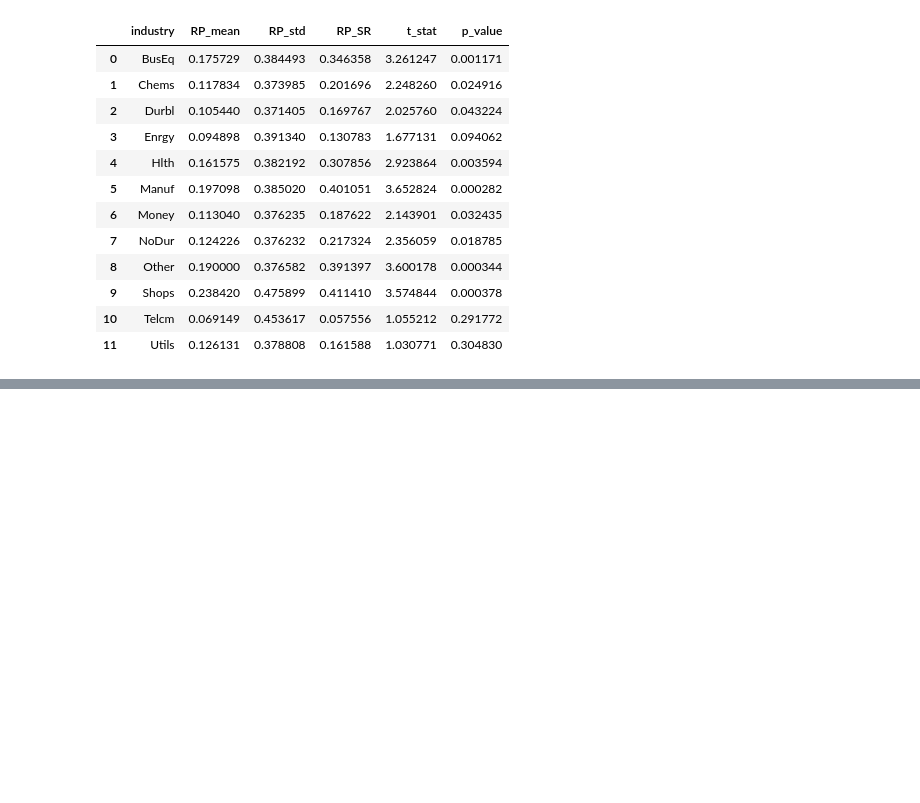
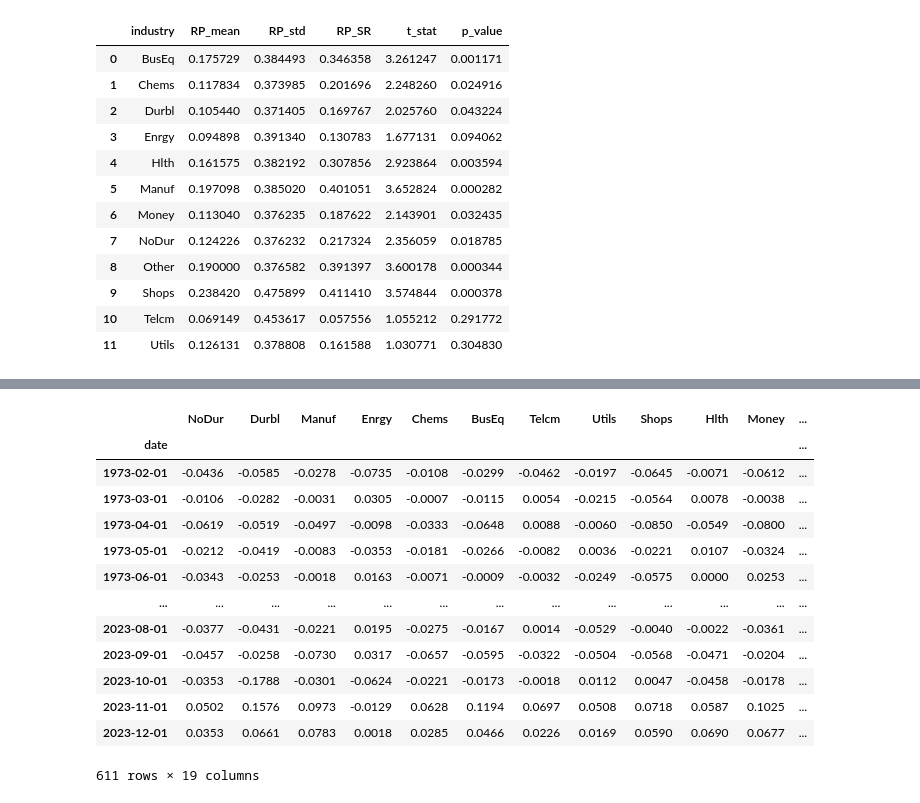
Before and after one commit to ekaterina-borisova/Investments_Project, a Jupyter notebook: project.ipynb, the cells around one changed output, grey strips where cells are left out. Saved outputs shown, nothing was run; the diff lists cells and outputs as text; code cells hidden in the pictures; blank space fills up the shorter version.

```diff
--- a/project.ipynb
+++ b/project.ipynb
@@ -1751,5 +1868,5 @@ strat_industry['RP'] = strat_industry['RP_BAB_weight'] * strat_industry['R_BAB']
 # %%
-c = 0.1 / strat_industry.groupby('industry')['RP'].rolling(window_size, min_periods=36, closed='left').std().reset_index().dropna()['RP']
+c = 0.1 / strat_industry.set_index('date').groupby('industry')['RP'].rolling(window_size, min_periods=36, closed='left').std().reset_index().dropna()['RP']
 strat_industry['RP_BAB_weight'] = c * strat_industry['RP_BAB_weight']
 strat_industry['RP_IV_weight'] = c * strat_industry['RP_IV_weight']
 strat_industry['RP_MOM_weight'] = c * strat_industry['RP_MOM_weight']
@@ -1811,0 +1931,8 @@ stats_industry
+# %%
+ind_neutral = strat_industry.set_index('date').groupby('date')['RP'].transform('mean').reset_index()
+ind_neutral['date'] = pd.to_datetime(ind_neutral['date'])
+ind_neutral = ind_neutral.drop_duplicates(subset='date')
+ind_neutral = pd.merge(ind_neutral, strat_industry[['date', 'rf']].drop_duplicates(), on='date', how='left')
+ind_neutral['RP_e'] = ind_neutral['RP'] - ind_neutral['rf']
+ind_neutral = ind_neutral.set_index('date')
+ind_neutral
@@ -1811,0 +2019,9 @@ stats_industry
+# %%
+returns = ind_neutral['RP'].reset_index()
+returns['date'] = pd.to_datetime(returns['date'])
+returns = returns.set_index('date')
+returns.index = returns.index.strftime('%Y-%m')
+returns.index = pd.to_datetime(returns.index)
+#returns['RP'] = returns['RP'].shift(1)
+returns = returns.dropna()
+returns
@@ -1811,0 +2043,19 @@ stats_industry
+# %%
+df = pd.merge(industry_returns,ff_factors, left_index=True, right_index=True, how='inner')
+df = pd.merge(df, returns, left_index=True, right_index=True, how='inner')
+df
+# %% [output]
+|  | NoDur | Durbl | Manuf | Enrgy | Chems | BusEq | Telcm | Utils | Shops | Hlth | Money | ... |
+| date |  |  |  |  |  |  |  |  |  |  |  | ... |
+| 1973-02-01 | -0.0436 | -0.0585 | -0.0278 | -0.0735 | -0.0108 | -0.0299 | -0.0462 | -0.0197 | -0.0645 | -0.0071 | -0.0612 | ... |
+| 1973-03-01 | -0.0106 | -0.0282 | -0.0031 | 0.0305 | -0.0007 | -0.0115 | 0.0054 | -0.0215 | -0.0564 | 0.0078 | -0.0038 | ... |
+| 1973-04-01 | -0.0619 | -0.0519 | -0.0497 | -0.0098 | -0.0333 | -0.0648 | 0.0088 | -0.0060 | -0.0850 | -0.0549 | -0.0800 | ... |
+| 1973-05-01 | -0.0212 | -0.0419 | -0.0083 | -0.0353 | -0.0181 | -0.0266 | -0.0082 | 0.0036 | -0.0221 | 0.0107 | -0.0324 | ... |
+| 1973-06-01 | -0.0343 | -0.0253 | -0.0018 | 0.0163 | -0.0071 | -0.0009 | -0.0032 | -0.0249 | -0.0575 | 0.0000 | 0.0253 | ... |
+| ... | ... | ... | ... | ... | ... | ... | ... | ... | ... | ... | ... | ... |
+| 2023-08-01 | -0.0377 | -0.0431 | -0.0221 | 0.0195 | -0.0275 | -0.0167 | 0.0014 | -0.0529 | -0.0040 | -0.0022 | -0.0361 | ... |
+| 2023-09-01 | -0.0457 | -0.0258 | -0.0730 | 0.0317 | -0.0657 | -0.0595 | -0.0322 | -0.0504 | -0.0568 | -0.0471 | -0.0204 | ... |
+| 2023-10-01 | -0.0353 | -0.1788 | -0.0301 | -0.0624 | -0.0221 | -0.0173 | -0.0018 | 0.0112 | 0.0047 | -0.0458 | -0.0178 | ... |
+| 2023-11-01 | 0.0502 | 0.1576 | 0.0973 | -0.0129 | 0.0628 | 0.1194 | 0.0697 | 0.0508 | 0.0718 | 0.0587 | 0.1025 | ... |
+| 2023-12-01 | 0.0353 | 0.0661 | 0.0783 | 0.0018 | 0.0285 | 0.0466 | 0.0226 | 0.0169 | 0.0590 | 0.0690 | 0.0677 | ... |
+611 rows × 19 columns
```
Also changed, not shown: parts of 43 cells of this notebook.
